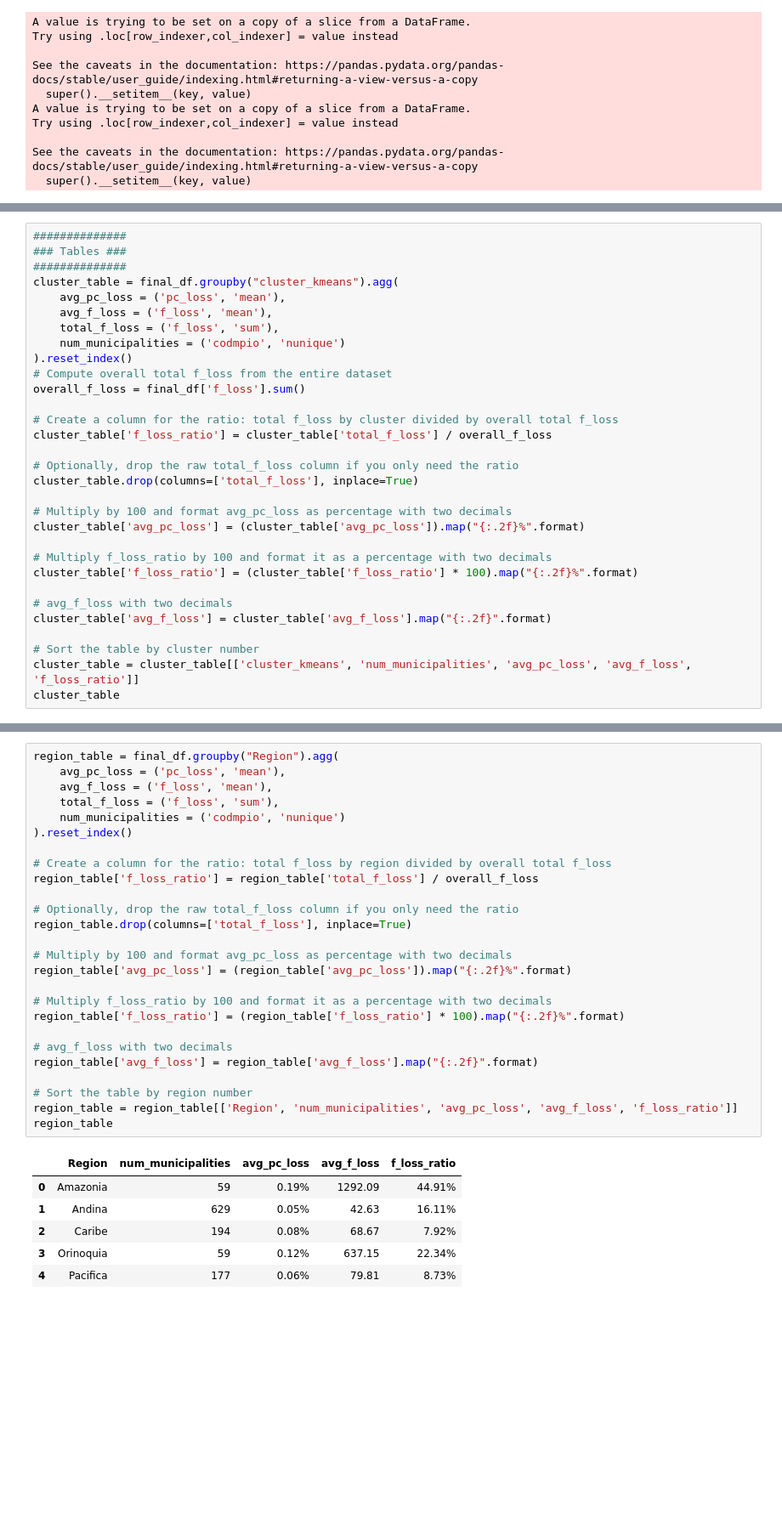
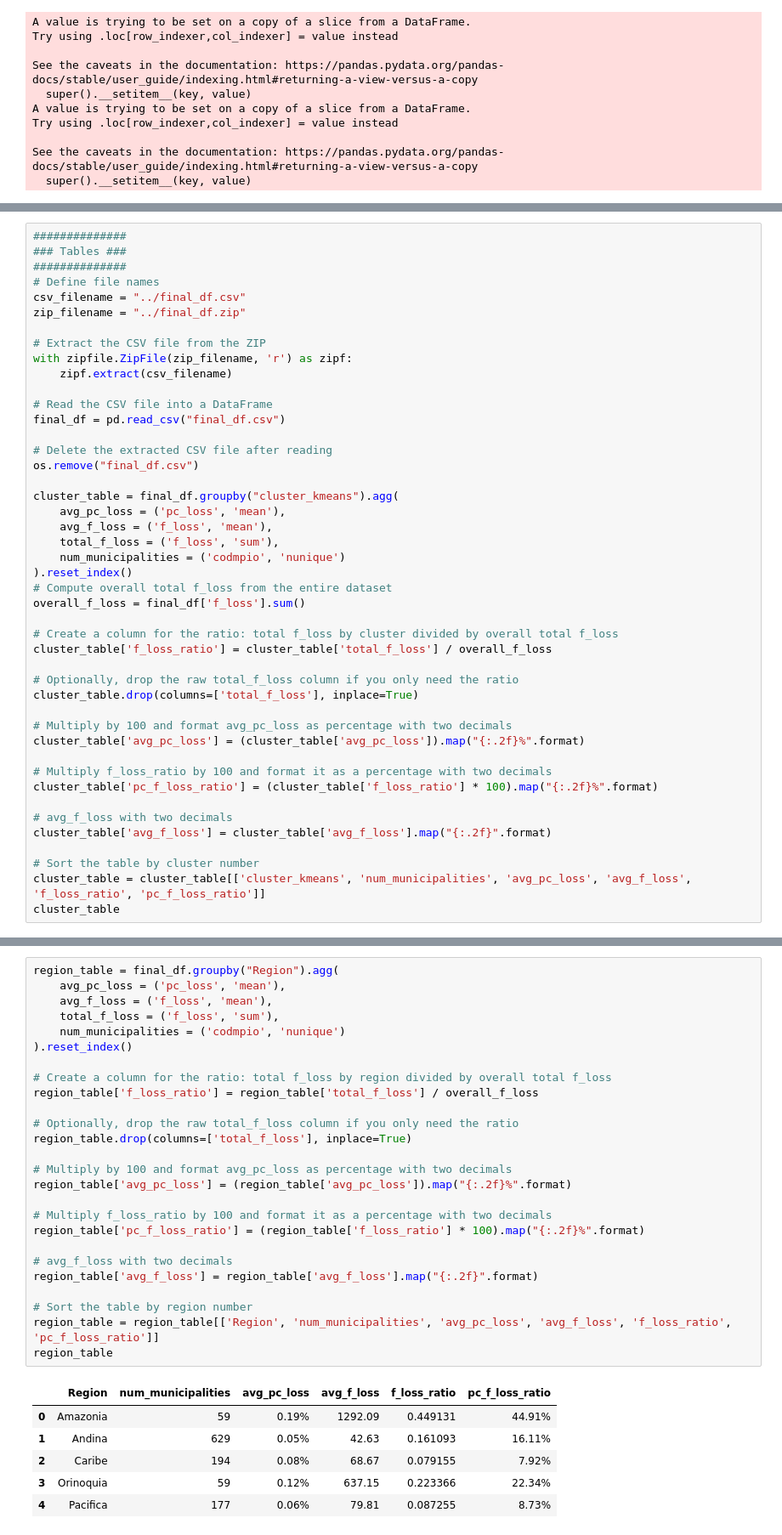
Before and after one commit to cpj97/MDS_thesis, a Jupyter notebook: Code/preprocessing_new.ipynb, the cells around one changed output, grey strips where cells are left out. Shown at 85% size. Drawn from its saved outputs; the diff is of its cells as text; blank space fills up the shorter version.

```diff
--- a/Code/preprocessing_new.ipynb
+++ b/Code/preprocessing_new.ipynb
@@ -1347,6 +1619,20 @@ plt.show()
 ##############
 ### Tables ###
 ##############
+# Define file names
+csv_filename = "../final_df.csv"
+zip_filename = "../final_df.zip"
+
+# Extract the CSV file from the ZIP
+with zipfile.ZipFile(zip_filename, 'r') as zipf:
+    zipf.extract(csv_filename)
+
+# Read the CSV file into a DataFrame
+final_df = pd.read_csv("final_df.csv")
+
+# Delete the extracted CSV file after reading
+os.remove("final_df.csv")
+
 cluster_table = final_df.groupby("cluster_kmeans").agg(
     avg_pc_loss = ('pc_loss', 'mean'),
     avg_f_loss = ('f_loss', 'mean'),
@@ -1366,12 +1652,12 @@ cluster_table.drop(columns=['total_f_loss'], inplace=True)
 cluster_table['avg_pc_loss'] = (cluster_table['avg_pc_loss']).map("{:.2f}%".format)
 
 # Multiply f_loss_ratio by 100 and format it as a percentage with two decimals
-cluster_table['f_loss_ratio'] = (cluster_table['f_loss_ratio'] * 100).map("{:.2f}%".format)
+cluster_table['pc_f_loss_ratio'] = (cluster_table['f_loss_ratio'] * 100).map("{:.2f}%".format)
 
 # avg_f_loss with two decimals
 cluster_table['avg_f_loss'] = cluster_table['avg_f_loss'].map("{:.2f}".format)
 
 # Sort the table by cluster number
-cluster_table = cluster_table[['cluster_kmeans', 'num_municipalities', 'avg_pc_loss', 'avg_f_loss', 'f_loss_ratio']]
+cluster_table = cluster_table[['cluster_kmeans', 'num_municipalities', 'avg_pc_loss', 'avg_f_loss', 'f_loss_ratio', 'pc_f_loss_ratio']]
 cluster_table
 # %% [output]
@@ -1386,33 +1755,33 @@ cluster_table
 # %%
 region_table = final_df.groupby("Region").agg(
     avg_pc_loss = ('pc_loss', 'mean'),
     avg_f_loss = ('f_loss', 'mean'),
     total_f_loss = ('f_loss', 'sum'),
     num_municipalities = ('codmpio', 'nunique')
 ).reset_index()
 
 # Create a column for the ratio: total f_loss by region divided by overall total f_loss
 region_table['f_loss_ratio'] = region_table['total_f_loss'] / overall_f_loss
 
 # Optionally, drop the raw total_f_loss column if you only need the ratio
 region_table.drop(columns=['total_f_loss'], inplace=True)
 
 # Multiply by 100 and format avg_pc_loss as percentage with two decimals
 region_table['avg_pc_loss'] = (region_table['avg_pc_loss']).map("{:.2f}%".format)
 
 # Multiply f_loss_ratio by 100 and format it as a percentage with two decimals
-region_table['f_loss_ratio'] = (region_table['f_loss_ratio'] * 100).map("{:.2f}%".format)
+region_table['pc_f_loss_ratio'] = (region_table['f_loss_ratio'] * 100).map("{:.2f}%".format)
 
 # avg_f_loss with two decimals
 region_table['avg_f_loss'] = region_table['avg_f_loss'].map("{:.2f}".format)
 
 # Sort the table by region number
-region_table = region_table[['Region', 'num_municipalities', 'avg_pc_loss', 'avg_f_loss', 'f_loss_ratio']]
+region_table = region_table[['Region', 'num_municipalities', 'avg_pc_loss', 'avg_f_loss', 'f_loss_ratio', 'pc_f_loss_ratio']]
 region_table
 # %% [output]
-|  | Region | num_municipalities | avg_pc_loss | avg_f_loss | f_loss_ratio |
-| 0 | Amazonia | 59 | 0.19% | 1292.09 | 44.91% |
-| 1 | Andina | 629 | 0.05% | 42.63 | 16.11% |
-| 2 | Caribe | 194 | 0.08% | 68.67 | 7.92% |
-| 3 | Orinoquia | 59 | 0.12% | 637.15 | 22.34% |
-| 4 | Pacifica | 177 | 0.06% | 79.81 | 8.73% |
+|  | Region | num_municipalities | avg_pc_loss | avg_f_loss | f_loss_ratio | pc_f_loss_ratio |
+| 0 | Amazonia | 59 | 0.19% | 1292.09 | 0.449131 | 44.91% |
+| 1 | Andina | 629 | 0.05% | 42.63 | 0.161093 | 16.11% |
+| 2 | Caribe | 194 | 0.08% | 68.67 | 0.079155 | 7.92% |
+| 3 | Orinoquia | 59 | 0.12% | 637.15 | 0.223366 | 22.34% |
+| 4 | Pacifica | 177 | 0.06% | 79.81 | 0.087255 | 8.73% |
```
Also changed, not shown: parts of 25 cells of this notebook, 1 other file.
